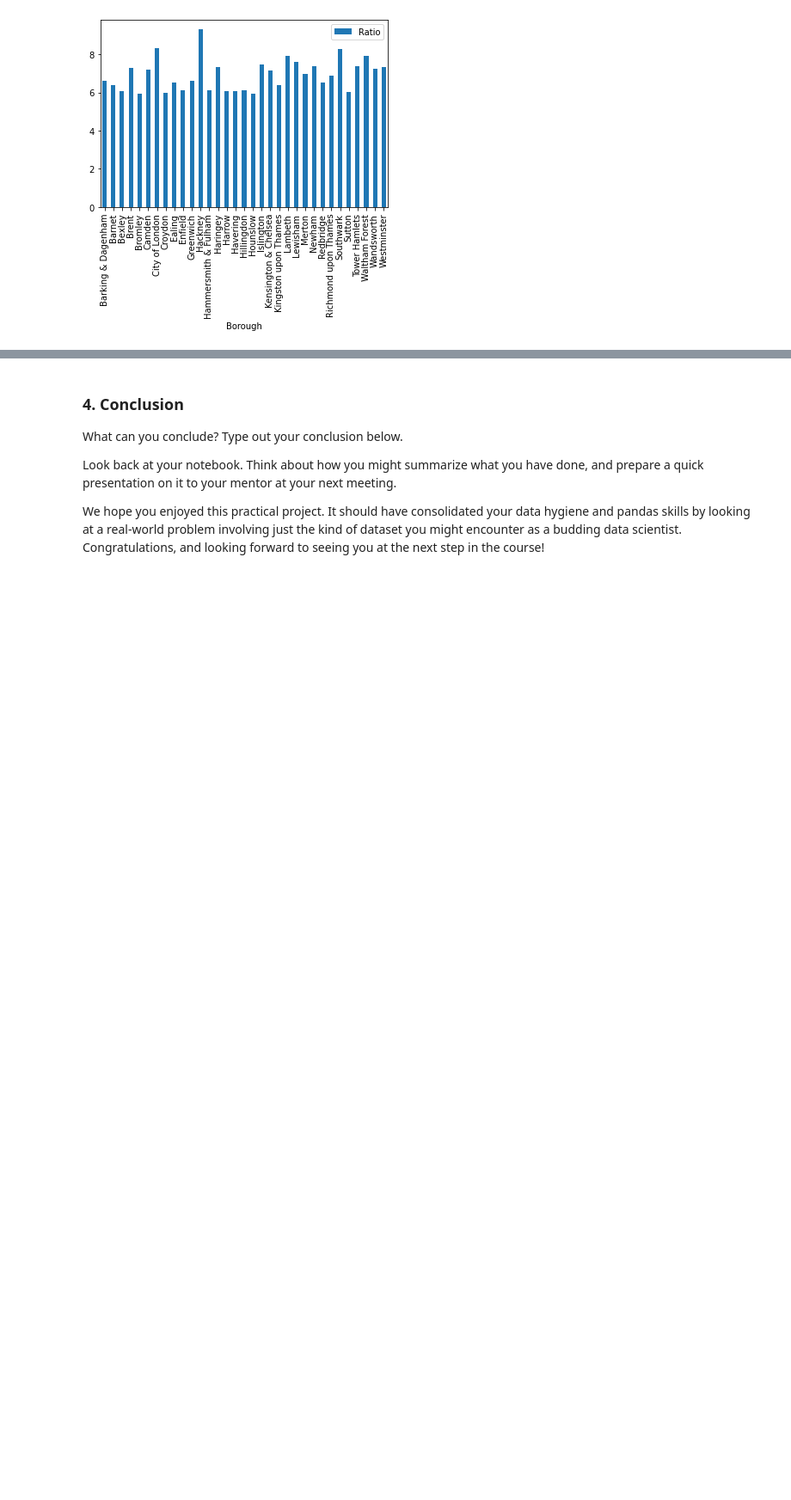
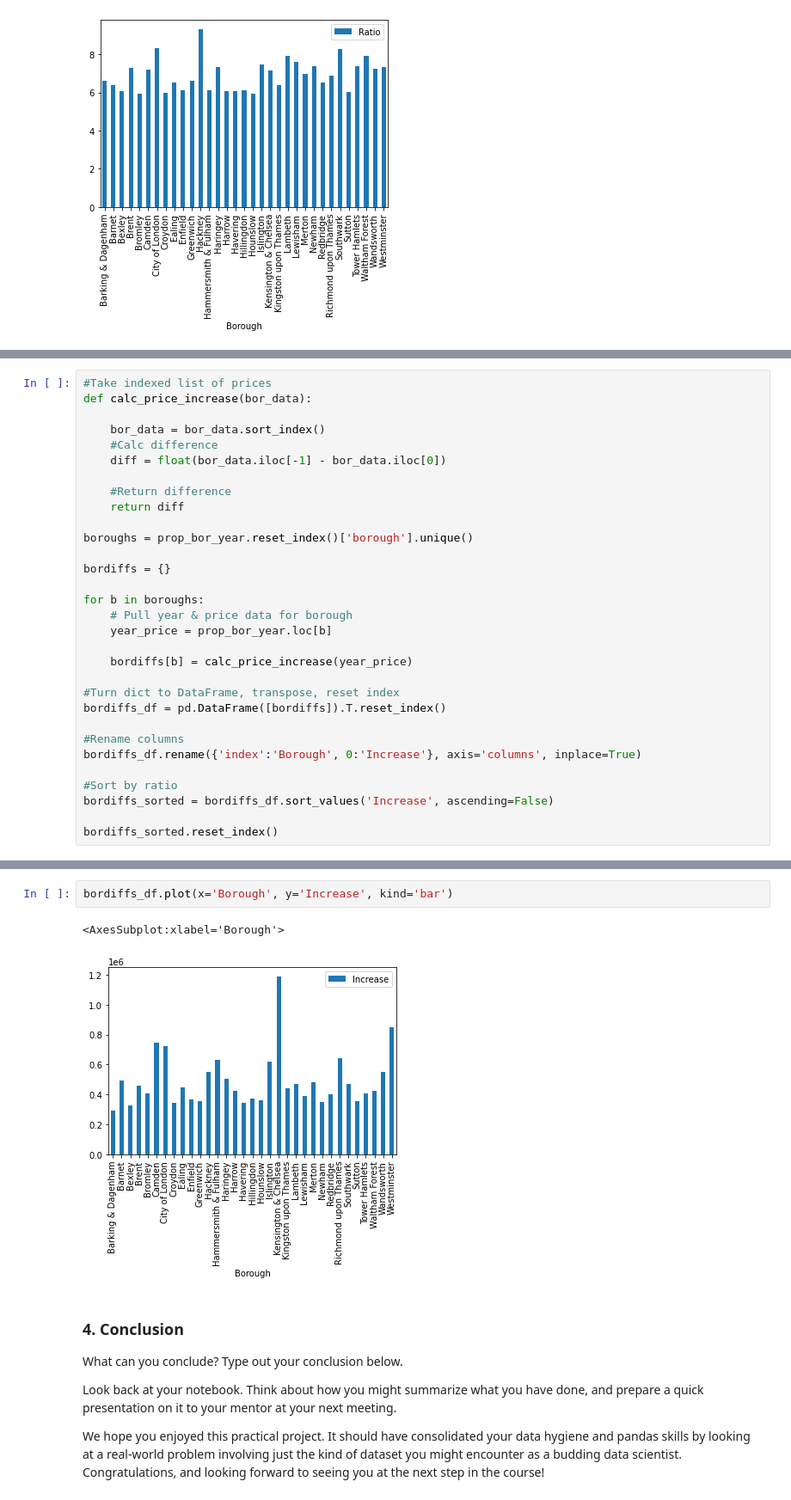
Before and after one commit to DanielEllisSchwartz/Springboard, a Jupyter notebook: CaseStudy-LondonCalling/Unit 4 Challenge - Tier 3.ipynb, the cells around one changed output, grey strips where cells are left out. Shown at 86% size. Drawn from its saved outputs; the diff is of its cells as text; blank space fills up the shorter version.

```diff
--- a/CaseStudy-LondonCalling/Unit 4 Challenge - Tier 3.ipynb
+++ b/CaseStudy-LondonCalling/Unit 4 Challenge - Tier 3.ipynb
@@ -627,0 +630,31 @@ boratios_df.plot(x='Borough', y='Ratio', kind='bar')
+# %%
+#Take indexed list of prices
+def calc_price_increase(bor_data):
+
+    bor_data = bor_data.sort_index()
+    #Calc difference
+    diff = float(bor_data.iloc[-1] - bor_data.iloc[0])
+
+    #Return difference
+    return diff
+
+boroughs = prop_bor_year.reset_index()['borough'].unique()
+
+bordiffs = {}
+
+for b in boroughs:
+    # Pull year & price data for borough
+    year_price = prop_bor_year.loc[b]
+
+    bordiffs[b] = calc_price_increase(year_price)
+
+#Turn dict to DataFrame, transpose, reset index
+bordiffs_df = pd.DataFrame([bordiffs]).T.reset_index()
+
+#Rename columns
+bordiffs_df.rename({'index':'Borough', 0:'Increase'}, axis='columns', inplace=True)
+
+#Sort by ratio
+bordiffs_sorted = bordiffs_df.sort_values('Increase', ascending=False)
+
+bordiffs_sorted.reset_index()
@@ -628,3 +679,8 @@ boratios_df.plot(x='Borough', y='Ratio', kind='bar')
+# %%
+bordiffs_df.plot(x='Borough', y='Increase', kind='bar')
+# %% [output]
+<AxesSubplot:xlabel='Borough'>
+[figure, added]
 # %% [markdown]
 ### 4. Conclusion
 What can you conclude? Type out your conclusion below.
```
Also changed, not shown: parts of 3 cells of this notebook.
